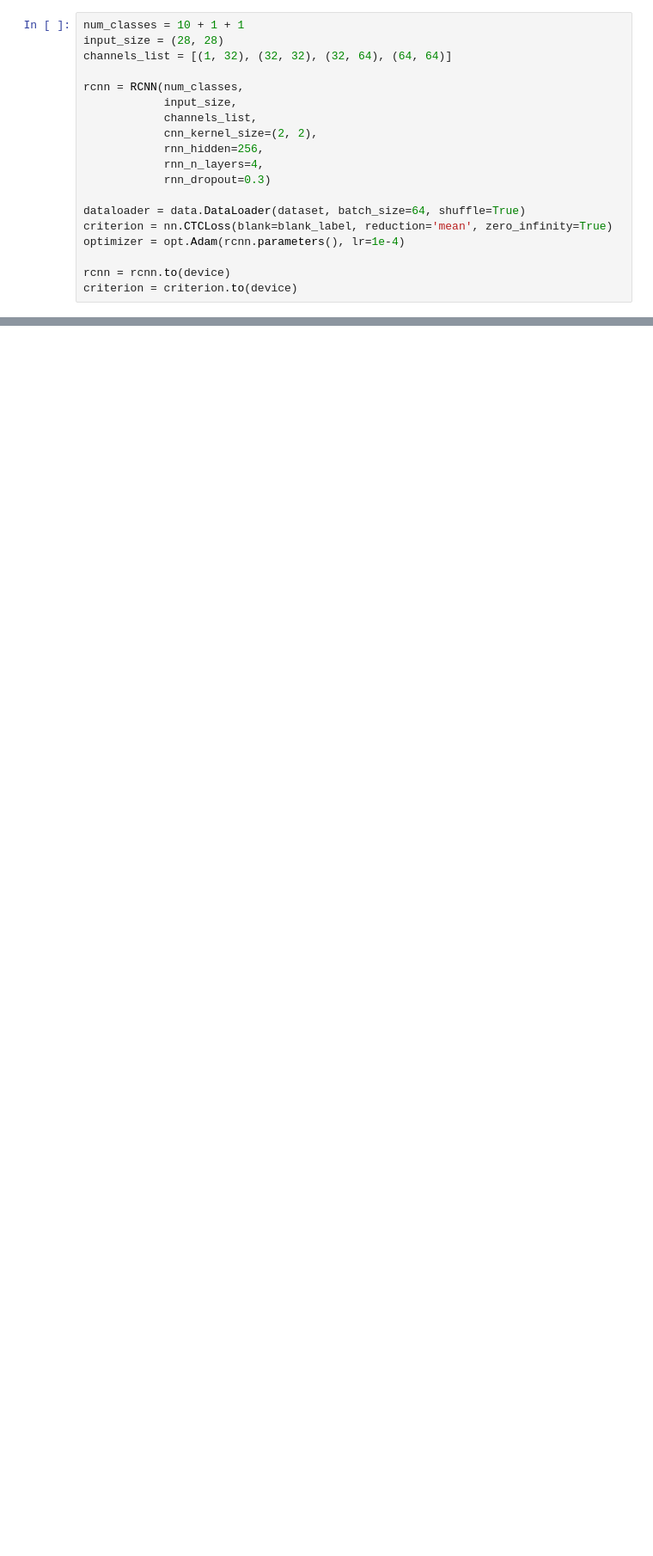
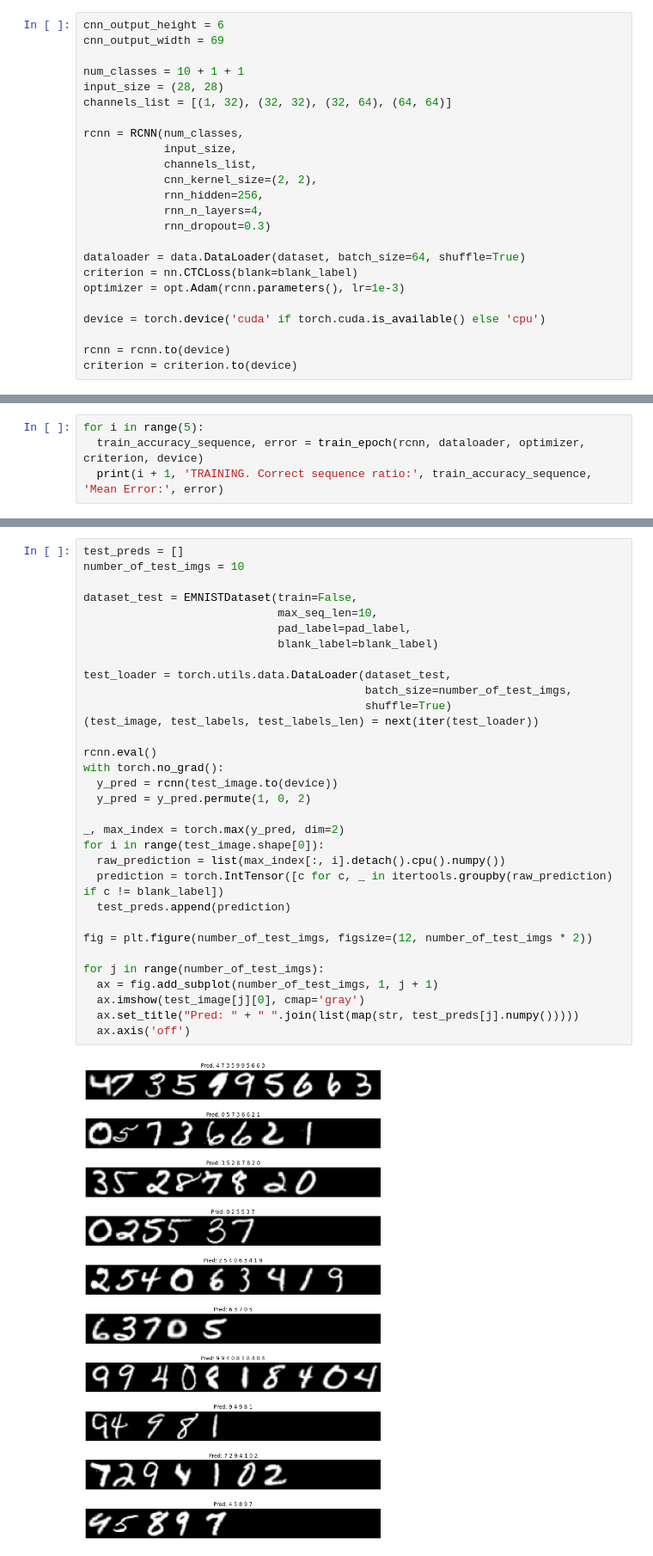
Before and after one commit to ivanmarkov97/pytorch_ocr, a Jupyter notebook: CTC_loss_RCNN.ipynb, the cells around one changed output, grey strips where cells are left out. Shown at 86% size. Cells and saved outputs as stored; diff of their text form; blank space fills up the shorter version.

```diff
--- a/CTC_loss_RCNN.ipynb
+++ b/CTC_loss_RCNN.ipynb
@@ -159,6 +176,9 @@ class RCNN(nn.Module):
                           for i in range(rnn_output.shape[0])])
     return output
 # %%
+cnn_output_height = 6
+cnn_output_width = 69
+
 num_classes = 10 + 1 + 1
 input_size = (28, 28)
 channels_list = [(1, 32), (32, 32), (32, 64), (64, 64)]
@@ -172,8 +192,10 @@ rcnn = RCNN(num_classes,
             rnn_dropout=0.3)
 
 dataloader = data.DataLoader(dataset, batch_size=64, shuffle=True)
-criterion = nn.CTCLoss(blank=blank_label, reduction='mean', zero_infinity=True)
-optimizer = opt.Adam(rcnn.parameters(), lr=1e-4)
+criterion = nn.CTCLoss(blank=blank_label)
+optimizer = opt.Adam(rcnn.parameters(), lr=1e-3)
+
+device = torch.device('cuda' if torch.cuda.is_available() else 'cpu')
 
 rcnn = rcnn.to(device)
 criterion = criterion.to(device)
@@ -345,0 +238,4 @@ TESTING. Correct:  1805 / 2000 = 0.9025
+# %%
+for i in range(5):
+  train_accuracy_sequence, error = train_epoch(rcnn, dataloader, optimizer, criterion, device)
+  print(i + 1, 'TRAINING. Correct sequence ratio:', train_accuracy_sequence, 'Mean Error:', error)
@@ -345,0 +248,34 @@ TESTING. Correct:  1805 / 2000 = 0.9025
+# %%
+test_preds = []
+number_of_test_imgs = 10
+
+dataset_test = EMNISTDataset(train=False,
+                             max_seq_len=10,
+                             pad_label=pad_label,
+                             blank_label=blank_label)
+
+test_loader = torch.utils.data.DataLoader(dataset_test,
+                                          batch_size=number_of_test_imgs,
+                                          shuffle=True)
+(test_image, test_labels, test_labels_len) = next(iter(test_loader))
+
+rcnn.eval()
+with torch.no_grad():
+  y_pred = rcnn(test_image.to(device))
+  y_pred = y_pred.permute(1, 0, 2)
+
+_, max_index = torch.max(y_pred, dim=2)
+for i in range(test_image.shape[0]):
+  raw_prediction = list(max_index[:, i].detach().cpu().numpy())
+  prediction = torch.IntTensor([c for c, _ in itertools.groupby(raw_prediction) if c != blank_label])
+  test_preds.append(prediction)
+
+fig = plt.figure(number_of_test_imgs, figsize=(12, number_of_test_imgs * 2))
+
+for j in range(number_of_test_imgs):
+  ax = fig.add_subplot(number_of_test_imgs, 1, j + 1)
+  ax.imshow(test_image[j][0], cmap='gray')
+  ax.set_title("Pred: " + " ".join(list(map(str, test_preds[j].numpy()))))
+  ax.axis('off')
+# %% [output]
+[figure, added]
```
Also changed, not shown: parts of 7 cells of this notebook, 1 other file.
